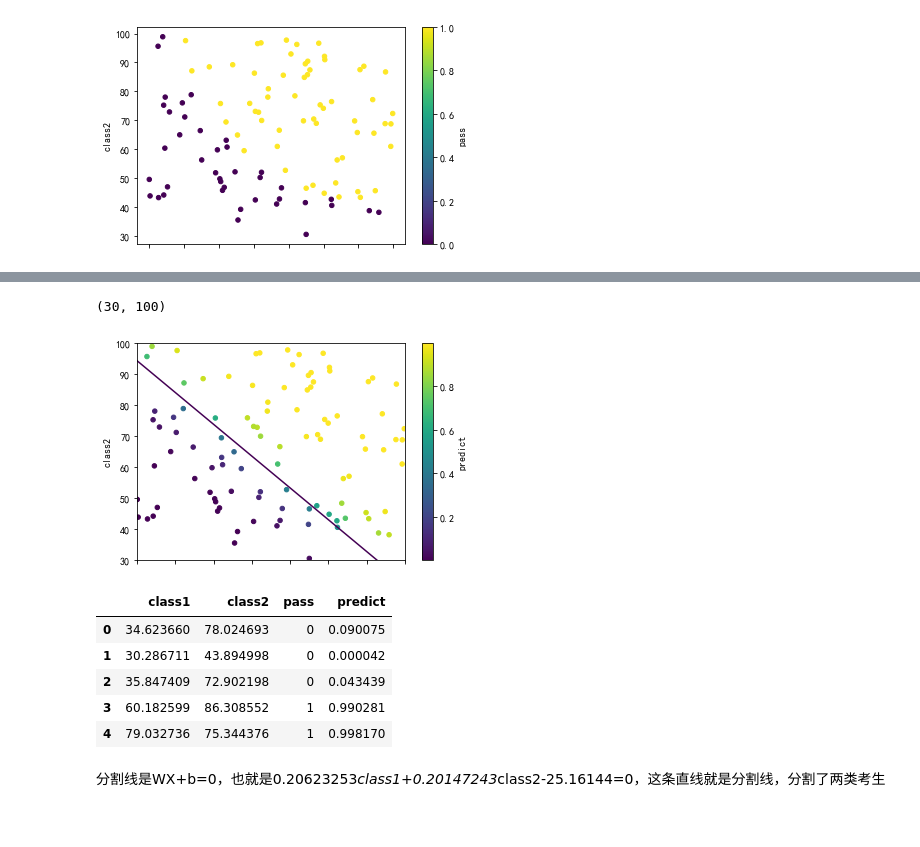
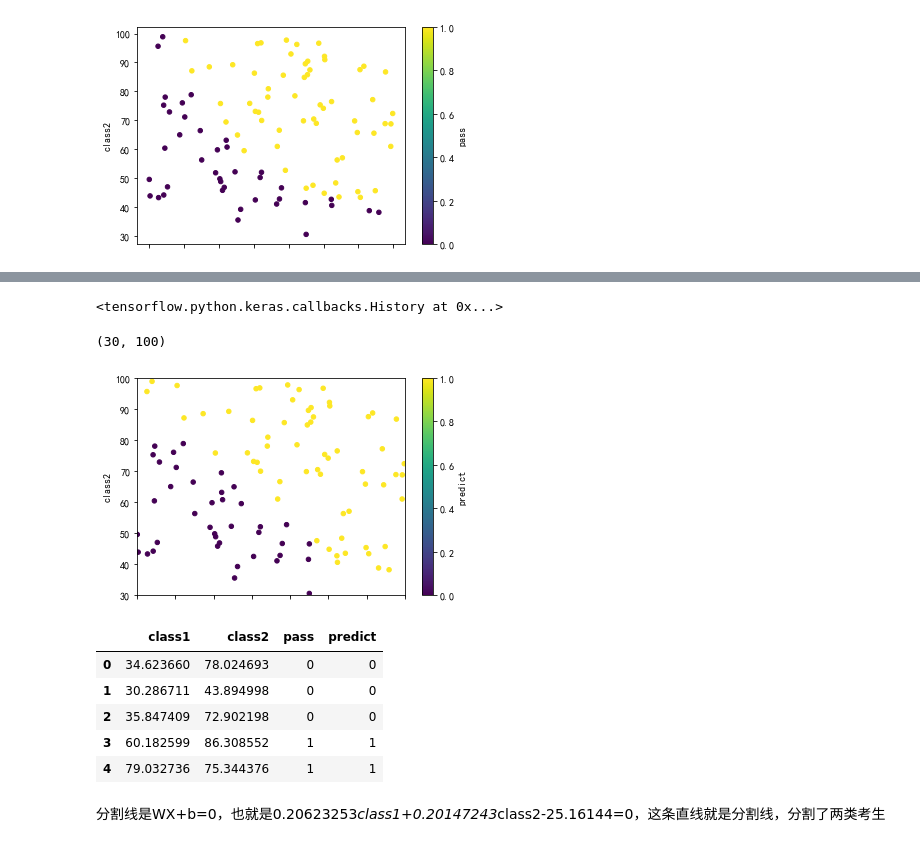
Before and after one commit to BradyHu/digital_design, a Jupyter notebook: 20190331-机器学习、DNN/04-逻辑回归实战.ipynb, the cells around one changed output, grey strips where cells are left out. Saved outputs shown, nothing was run; the diff lists cells and outputs as text; code cells hidden in the pictures.

```diff
--- a/20190331-机器学习、DNN/04-逻辑回归实战.ipynb
+++ b/20190331-机器学习、DNN/04-逻辑回归实战.ipynb
@@ -89,21 +37,32 @@ with tf.Session() as sess:
+# %%
+x = df[['class1','class2']].values
+y = df[['pass']].values
+
+model = tf.keras.Sequential([tf.keras.layers.Dense(1,activation=tf.nn.sigmoid)])
+model.compile(optimizer='adam',
+              loss=tf.losses.binary_crossentropy,
+              metrics=[tf.metrics.binary_accuracy])
+model.fit(x,y,epochs=10000,verbose=0)
+# %% [output]
+<tensorflow.python.keras.callbacks.History at 0x...>
 # %%
-df['predict']=_y_predict
+df['predict']=model.predict_classes(x)
 df.plot(kind='scatter',x='class1',y='class2',c='predict',cmap='viridis')
 plt.contour(X,Y,Z.reshape([101,101]),0.5)
 plt.xlim(30,100)
 plt.ylim(30,100)
 # %% [output]
 (30, 100)
-[figure, old version]
+[figure, new version]
 # %%
 df.head()
 # %% [output]
 |  | class1 | class2 | pass | predict |
-| 0 | 34.623660 | 78.024693 | 0 | 0.090075 |
-| 1 | 30.286711 | 43.894998 | 0 | 0.000042 |
-| 2 | 35.847409 | 72.902198 | 0 | 0.043439 |
-| 3 | 60.182599 | 86.308552 | 1 | 0.990281 |
-| 4 | 79.032736 | 75.344376 | 1 | 0.998170 |
+| 0 | 34.623660 | 78.024693 | 0 | 0 |
+| 1 | 30.286711 | 43.894998 | 0 | 0 |
+| 2 | 35.847409 | 72.902198 | 0 | 0 |
+| 3 | 60.182599 | 86.308552 | 1 | 1 |
+| 4 | 79.032736 | 75.344376 | 1 | 1 |
 # %% [markdown]
 分割线是WX+b=0，也就是0.20623253*class1+0.20147243*class2-25.16144=0，这条直线就是分割线，分割了两类考生
 # %% [markdown]
```
Also changed, not shown: parts of 18 cells of this notebook, 22 other files.
